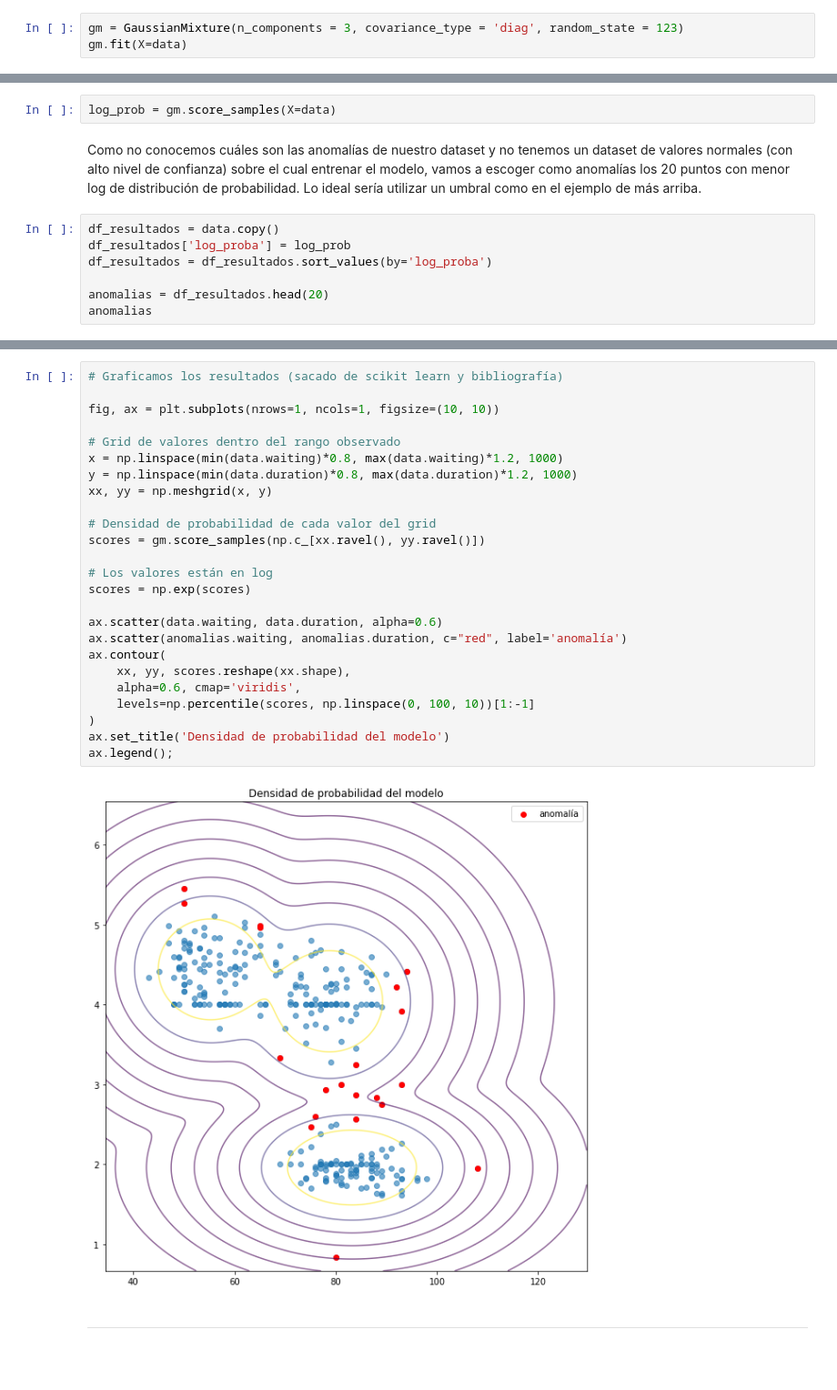
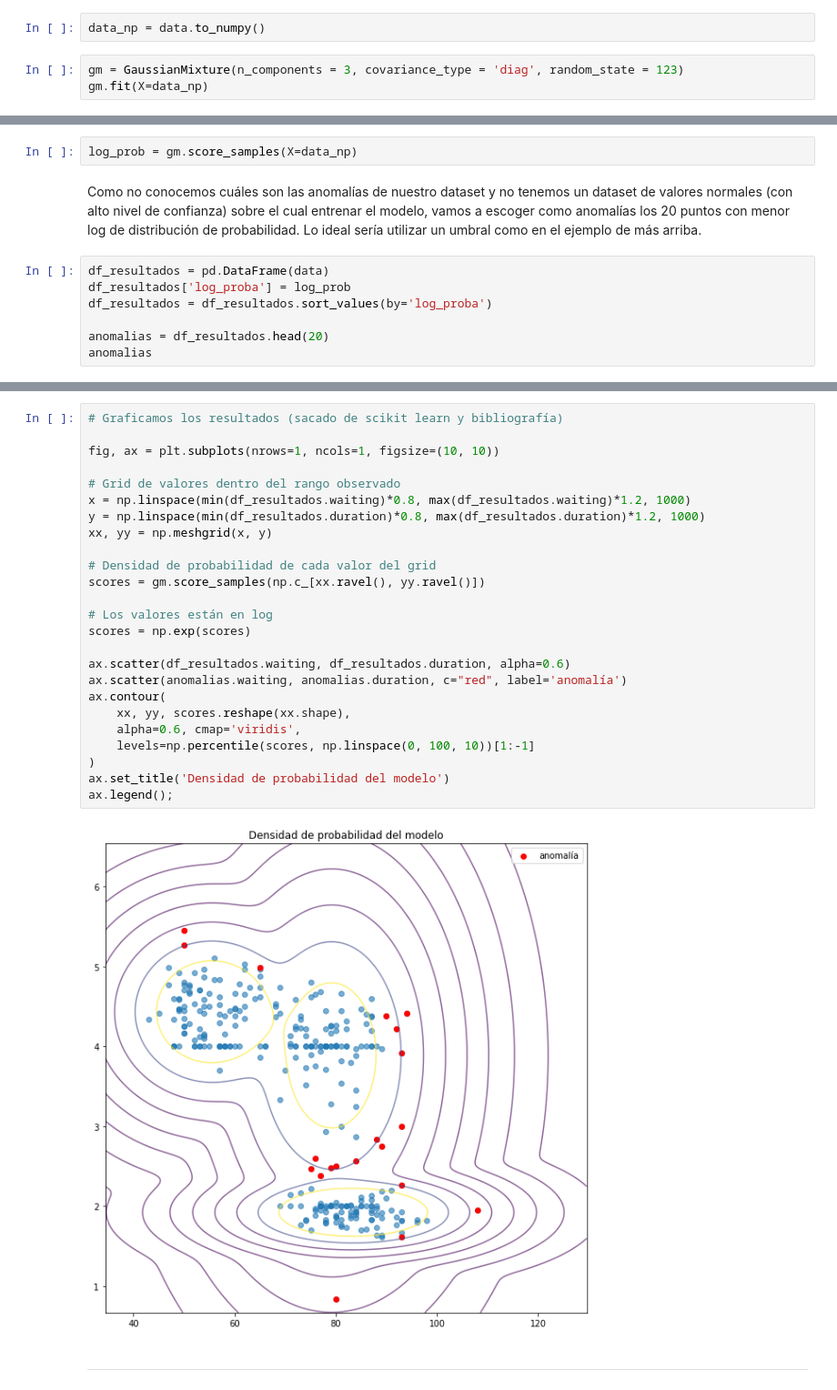
Before and after one commit to FIUBA-Posgrado-Inteligencia-Artificial/intro_ia, a Jupyter notebook: clase_7/jupyterbooks/GMM - Anomaly Detection.ipynb, the cells around one changed output, grey strips where cells are left out. Shown at 91% size. Saved outputs shown, nothing was run; the diff lists cells and outputs as text; blank space fills up the shorter version.

```diff
--- a/clase_7/jupyterbooks/GMM - Anomaly Detection.ipynb
+++ b/clase_7/jupyterbooks/GMM - Anomaly Detection.ipynb
@@ -151,17 +141,19 @@ ax.set_xlabel('Duration');
 [figure]
 # %% [markdown]
 A simpe vista, pareciera que hay tres clusters bien marcados. Podemos entrenar entonces un modelo con GMM e intentar identificar las anomalías a partir del mísmo.
+# %%
+data_np = data.to_numpy()
 # %%
 gm = GaussianMixture(n_components = 3, covariance_type = 'diag', random_state = 123)
-gm.fit(X=data)
+gm.fit(X=data_np)
 # %% [output]
 GaussianMixture(covariance_type='diag', n_components=3, random_state=123)
 # %%
-log_prob = gm.score_samples(X=data)
+log_prob = gm.score_samples(X=data_np)
 # %% [markdown]
 Como no conocemos cuáles son las anomalías de nuestro dataset y no tenemos un dataset de valores normales (con alto nivel de confianza) sobre el cual entrenar el modelo, vamos a escoger como anomalías los 20 puntos con menor log de distribución de probabilidad. Lo ideal sería utilizar un umbral como en el ejemplo de más arriba.
 # %%
-df_resultados = data.copy()
+df_resultados = pd.DataFrame(data)
 df_resultados['log_proba'] = log_prob
 df_resultados = df_resultados.sort_values(by='log_proba')
 
@@ -188,29 +180,29 @@ anomalias
 # %%
 # Graficamos los resultados (sacado de scikit learn y bibliografía)
 
 fig, ax = plt.subplots(nrows=1, ncols=1, figsize=(10, 10))
 
 # Grid de valores dentro del rango observado
-x = np.linspace(min(data.waiting)*0.8, max(data.waiting)*1.2, 1000)
-y = np.linspace(min(data.duration)*0.8, max(data.duration)*1.2, 1000)
+x = np.linspace(min(df_resultados.waiting)*0.8, max(df_resultados.waiting)*1.2, 1000)
+y = np.linspace(min(df_resultados.duration)*0.8, max(df_resultados.duration)*1.2, 1000)
 xx, yy = np.meshgrid(x, y)
 
 # Densidad de probabilidad de cada valor del grid
 scores = gm.score_samples(np.c_[xx.ravel(), yy.ravel()])
 
 # Los valores están en log
 scores = np.exp(scores)
 
-ax.scatter(data.waiting, data.duration, alpha=0.6)
+ax.scatter(df_resultados.waiting, df_resultados.duration, alpha=0.6)
 ax.scatter(anomalias.waiting, anomalias.duration, c="red", label='anomalía')
 ax.contour(
     xx, yy, scores.reshape(xx.shape),
     alpha=0.6, cmap='viridis',
     levels=np.percentile(scores, np.linspace(0, 100, 10))[1:-1]
 )
 ax.set_title('Densidad de probabilidad del modelo')
 ax.legend();
 # %% [output]
-[figure, old version]
+[figure, new version]
 # %% [markdown]
 ---
```
Also changed, not shown: parts of 11 cells of this notebook.
